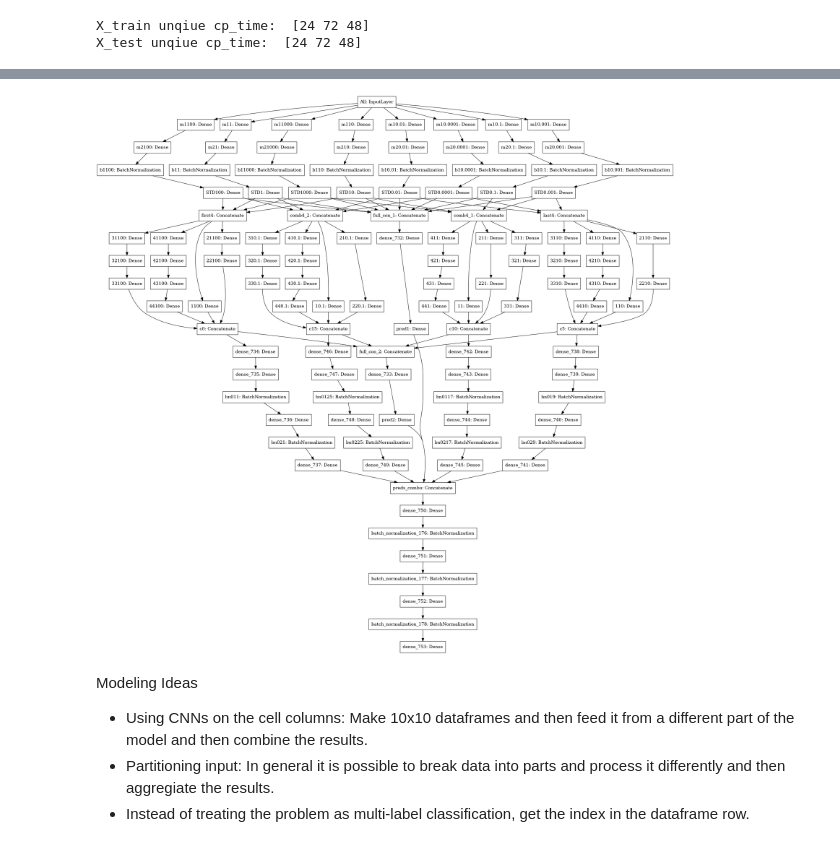
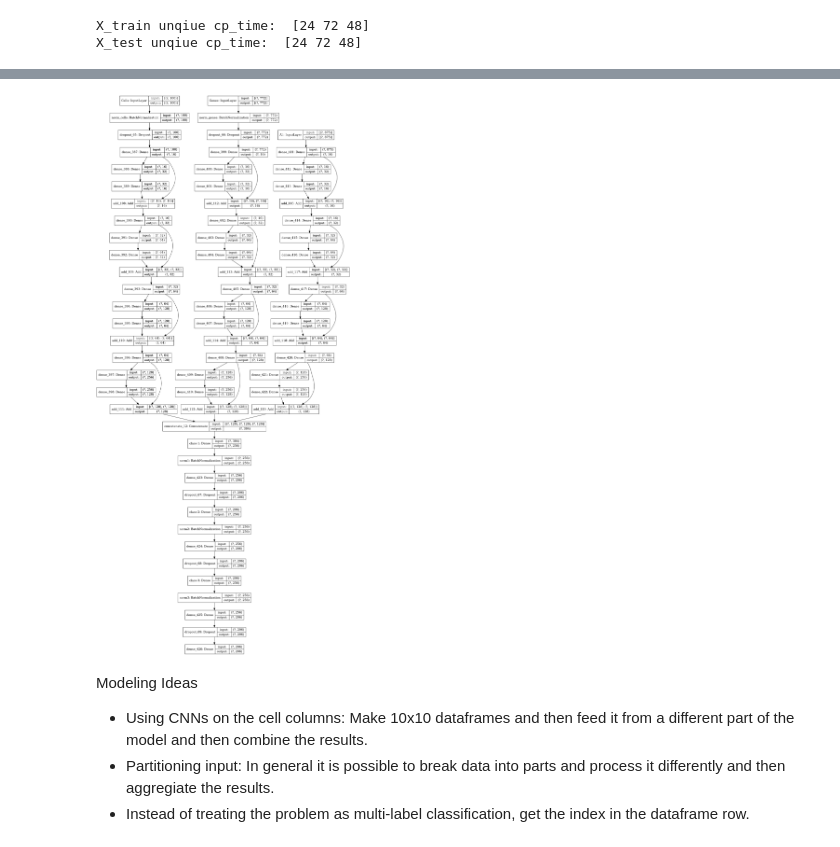
Before and after one commit to damoonsh/MoA, a Jupyter notebook: main.ipynb, the cells around one changed output, grey strips where cells are left out. Drawn from its saved outputs; the diff is of its cells as text; code cells hidden in the pictures.

Commit message:
Three linear-ish models

```diff
--- a/main.ipynb
+++ b/main.ipynb
@@ -162,0 +94,37 @@ model = Model(inputs=[all_data], outputs=[output])
+# %%
+# Linear model with resnet style additions
+def mock_resnet(In, unit, std):
+    l1 = Dense(unit, kernel_initializer=TruncatedNormal(0, std, 11))(In)
+    l2 = Dense(2 * unit, activation='relu', kernel_initializer=TruncatedNormal(0, std, 11))(l1)
+    l3 = Dense(unit, kernel_initializer=TruncatedNormal(0, std, 111))(l2)
+
+    return Add(name=f"{unit}{std}")([l3, l1])
+
+for i in range(0, 5):
+    Unit = 2 ** (4 + i)
+    Std = 5 / (10 ** i)
+    if i == 0:
+        In = Dropout(0.4)(BatchNormalization()(fl_input))
+        out = mock_resnet(In, Unit, Std)
+    else:
+        out = mock_resnet(out, Unit, Std)
+
+# Classification part
+class1 = Dense(256, kernel_initializer=TruncatedNormal(0, 1e-5, 111), name='class-1')(out)
+class1 = BatchNormalization(name='norm1')(class1)
+class1 = Dense(y.shape[1], activation='softmax', kernel_initializer=TruncatedNormal(0, 1, seed=11))(class1)
+class1 = Dropout(0.7)(class1)
+
+class2 = Dense(256, kernel_initializer=TruncatedNormal(0, 2, 111), name='class-2')(class1)
+class2 = BatchNormalization(name='norm2')(class2)
+class2 = Dense(y.shape[1], activation='softmax', kernel_initializer=TruncatedNormal(0, 1e-3, seed=13))(class2)
+class2 = Dropout(0.5)(class2)
+
+class3 = Dense(256, kernel_initializer=TruncatedNormal(0, 1e-5, 111), name='class-3')(class2)
+class3 = BatchNormalization(name='norm3')(class3)
+class3 = Dense(y.shape[1], activation='softmax', kernel_initializer=TruncatedNormal(0, 1e-4, seed=11))(class3)
+class3 = Dropout(0.3)(class3)
+
+output = Dense(y.shape[1], activation='softmax', kernel_initializer=TruncatedNormal(0, 0.005, seed=111))(class3)
+
+model = Model(inputs=[fl_input], outputs=[output])
@@ -184,7 +294,7 @@ ________________________________________________________________________________
 # %%
-plot_model(model)
+plot_model(model, show_layer_names=1, show_shapes=1)
 # %% [output]
-[figure, old version]
+[figure, new version]
 # %% [markdown]
 Modeling Ideas
 - Using CNNs on the cell columns: Make 10x10 dataframes and then feed it from a different part of the model and then combine the results.
```
Also changed, not shown: parts of 12 cells of this notebook.
